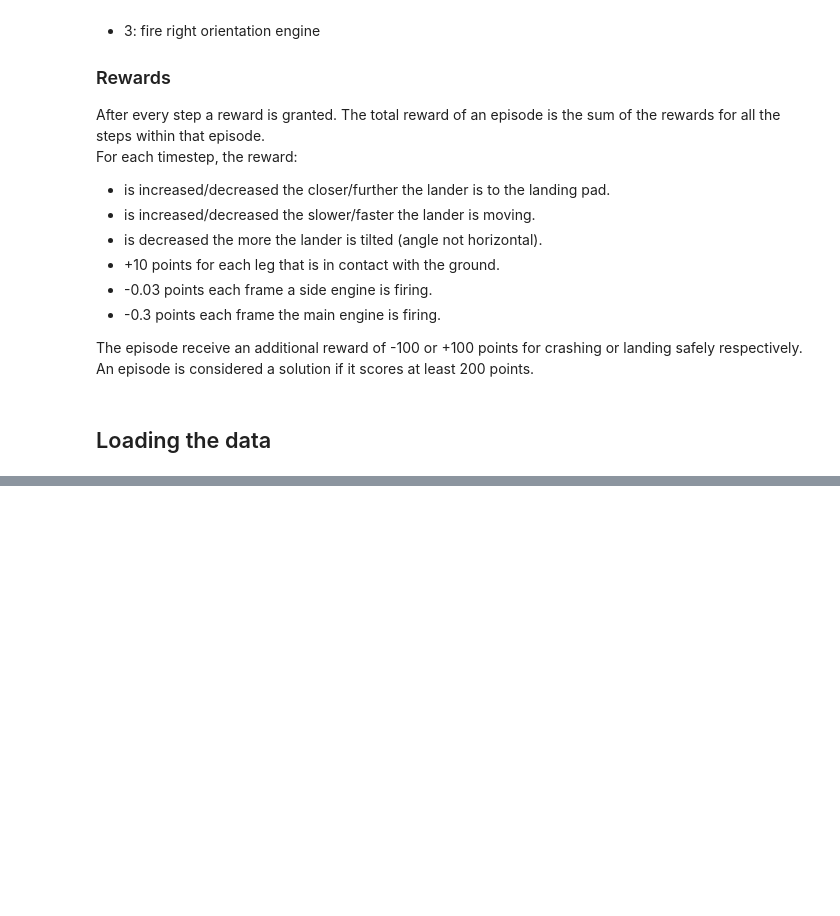
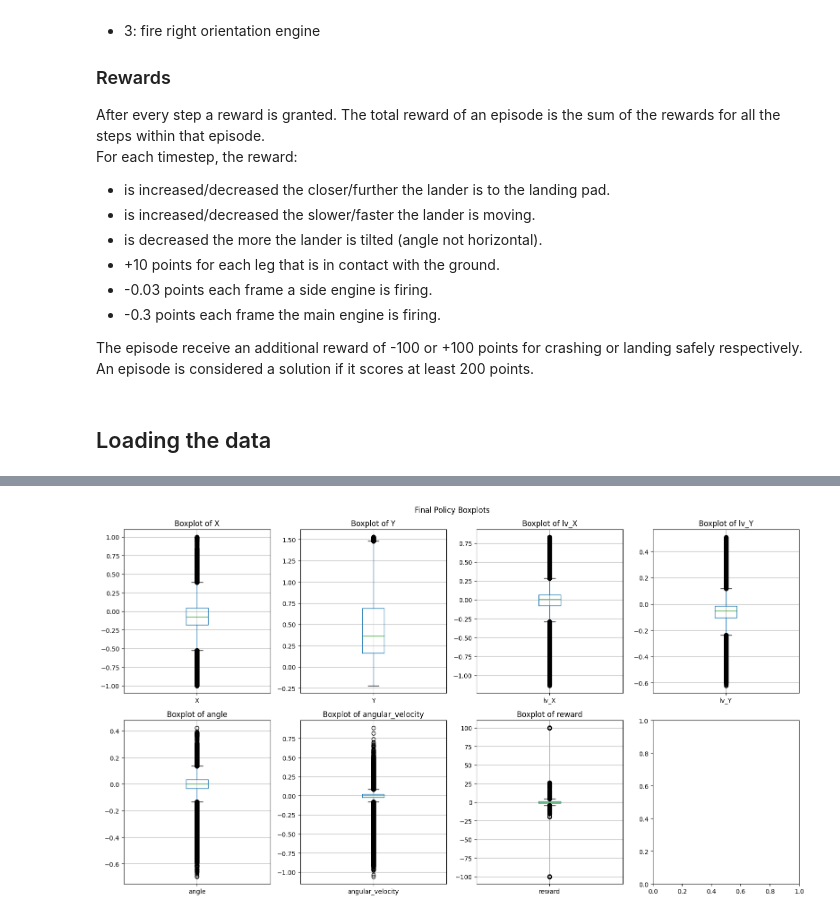
Before and after one commit to andonov16/Offline_RL_PW, a Jupyter notebook: notebooks/data_exploration.ipynb, the cells around one changed output, grey strips where cells are left out. Cells and saved outputs as stored; diff of their text form; code cells hidden in the pictures; blank space fills up the shorter version.

```diff
--- a/notebooks/data_exploration.ipynb
+++ b/notebooks/data_exploration.ipynb
@@ -143,0 +167,5 @@ plot_kde_density(angle_dict)
+# %%
+fp_boxplots_fig = plot_boxplots_df(data=fp_df[['X', 'Y', 'lv_X', 'lv_Y', 'angle', 'angular_velocity', 'reward']], custom_title='Final Policy Boxplots')
+plt.show(fp_boxplots_fig)
+# %% [output]
+[figure, added]
```
Also changed, not shown: parts of 20 cells of this notebook, 6 other files.
